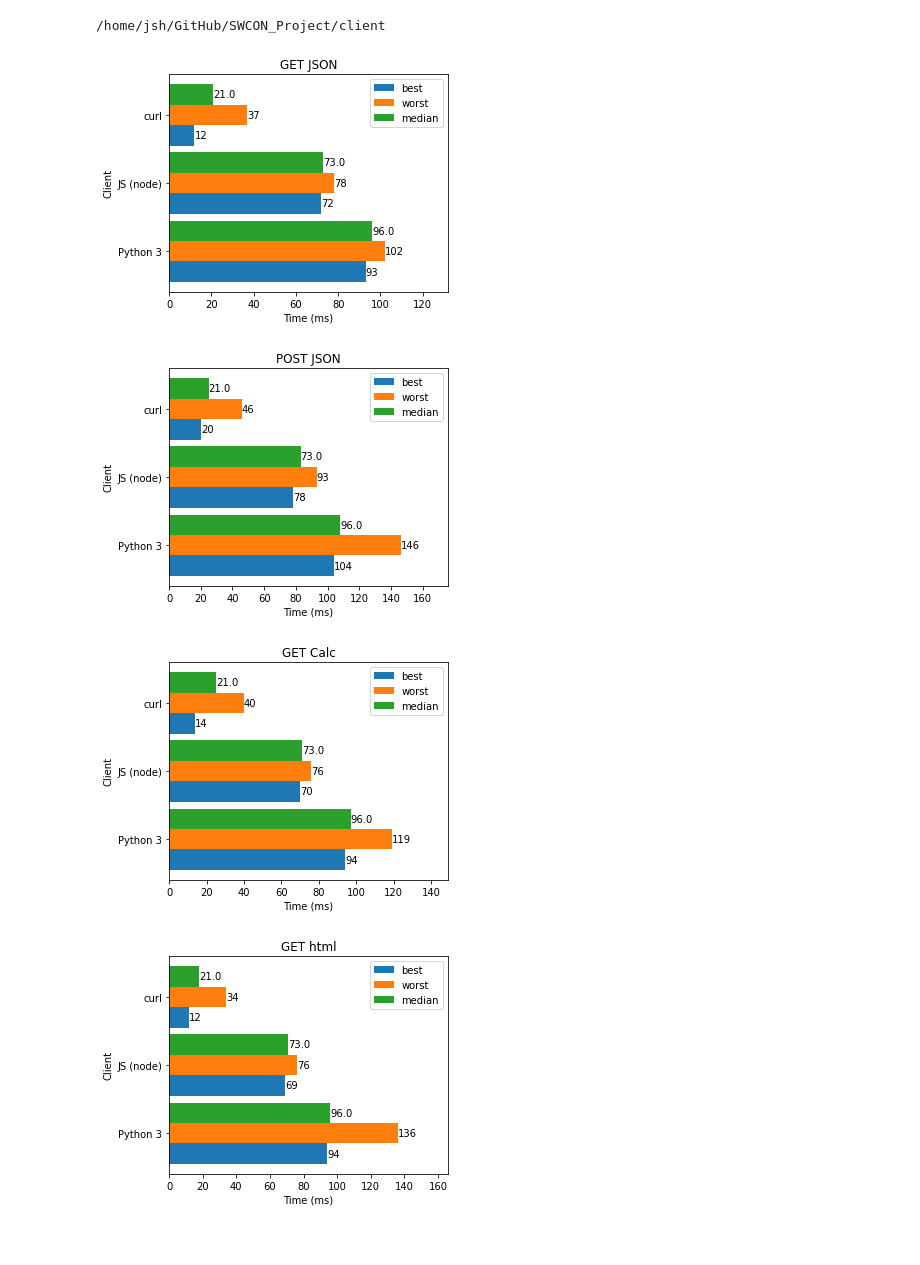
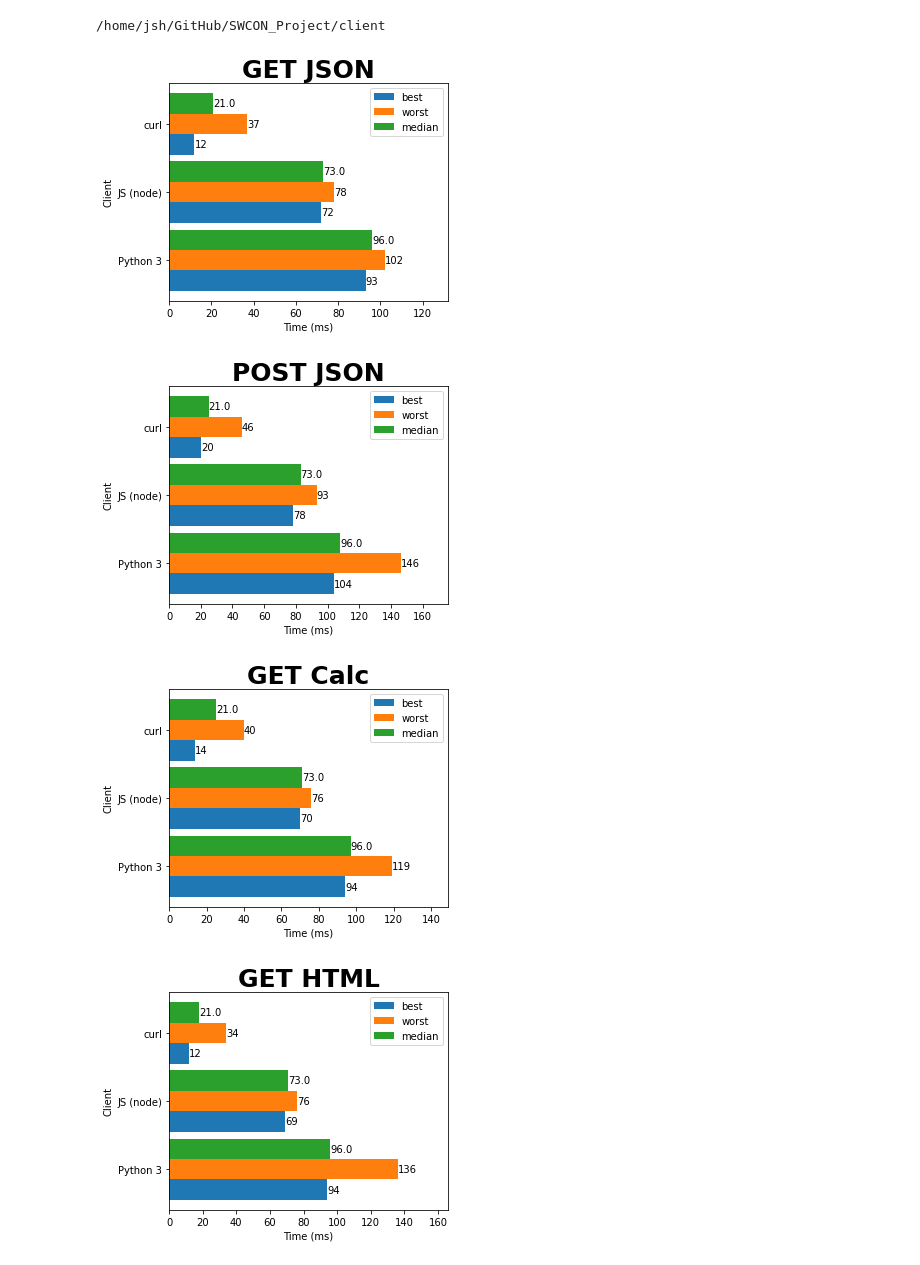
Before and after one commit to SeongHyukJang/Server-Performance-Analysis, a Jupyter notebook: Response Time Result.ipynb, the cells around one changed output. Saved outputs shown, nothing was run; the diff lists cells and outputs as text; code cells hidden in the pictures.

Commit message:
mdy images

```diff
--- a/Response Time Result.ipynb
+++ b/Response Time Result.ipynb
@@ -81,22 +81,22 @@ def makePlot(fig,best,worst,median,title):
     fig.yticks([0.3,1.3,2.3],languages)
     fig.ylabel('Client')
     fig.xlabel('Time (ms)')
-    fig.title(title)
+    fig.title(title, fontsize = 25, fontweight = "bold")
     fig.legend(['best','worst','median'])
     fig.show()
 # %%
 makePlot(plt,json_get_best,json_get_worst,json_get_median,'GET JSON')
 # %% [output]
-[figure, old version]
+[figure, new version]
 # %%
 makePlot(plt,json_post_best,json_post_worst,json_post_median,'POST JSON')
 # %% [output]
-[figure, old version]
+[figure, new version]
 # %%
 makePlot(plt,calc_get_best,calc_get_worst,calc_get_median,'GET Calc')
 # %% [output]
-[figure, old version]
+[figure, new version]
 # %%
-makePlot(plt,html_get_best,html_get_worst,html_get_median,'GET html')
+makePlot(plt,html_get_best,html_get_worst,html_get_median,'GET HTML')
 # %% [output]
-[figure, old version]
+[figure, new version]
```
Also changed, not shown: 14 other files.
